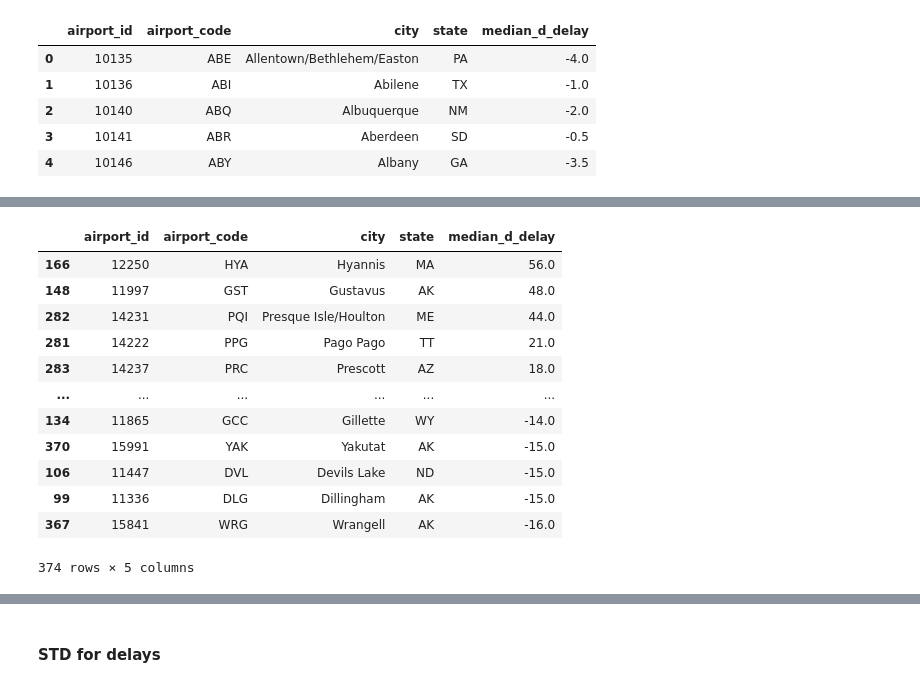
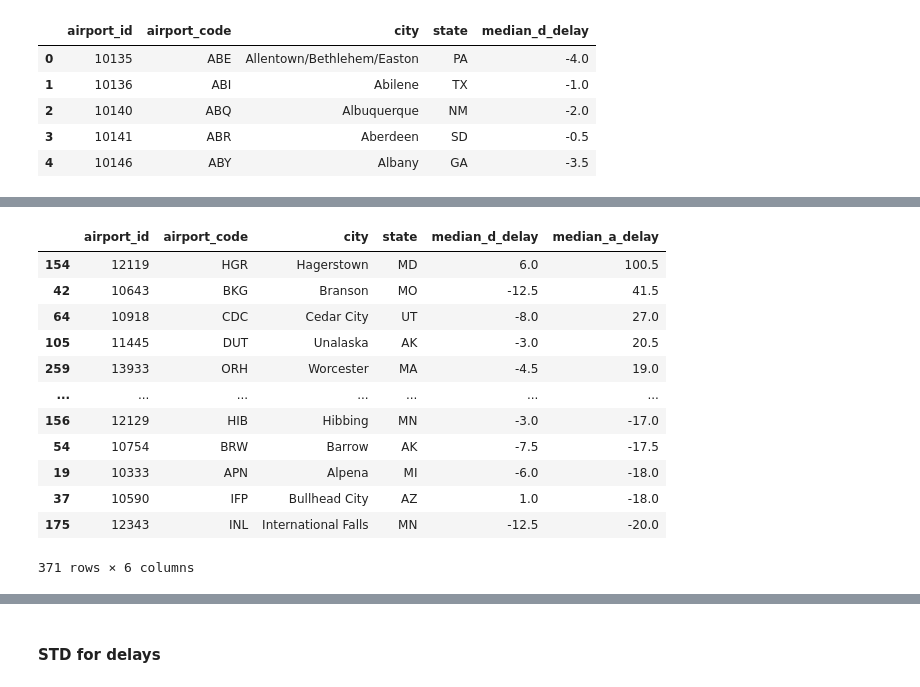
Before and after one commit to The-Powder-of-Data/Flight_Predictions, a Jupyter notebook: scrap_files/Joe/exploratory_analysis.ipynb, the cells around one changed output, grey strips where cells are left out. Cells and saved outputs as stored; diff of their text form; code cells hidden in the pictures.

```diff
--- a/scrap_files/Joe/exploratory_analysis.ipynb
+++ b/scrap_files/Joe/exploratory_analysis.ipynb
@@ -550,3 +550,8 @@ airports.head()
 | 2 | 10140 | ABQ | Albuquerque | NM | -2.0 |
 | 3 | 10141 | ABR | Aberdeen | SD | -0.5 |
 | 4 | 10146 | ABY | Albany | GA | -3.5 |
+# %%
+airports_temp = pd.DataFrame(df2.groupby('dest_airport_id').agg('median')['arr_delay'])
+airports_temp.reset_index(inplace=True)
+airports_temp.rename(columns={'dest_airport_id':'airport_id'}, inplace=True)
+airports_temp.head()
@@ -552,0 +565,4 @@ airports.head()
+# %%
+airports = airports.merge(airports_temp, on='airport_id')
+airports.rename(columns={'arr_delay':'median_a_delay'}, inplace=True)
+airports.head()
@@ -553,17 +576,17 @@ airports.head()
 # %%
-airports.sort_values(by='median_d_delay', ascending=False)
+airports.sort_values(by='median_a_delay', ascending=False)
 #just checking this oput
 # %% [output]
-|  | airport_id | airport_code | city | state | median_d_delay |
-| 166 | 12250 | HYA | Hyannis | MA | 56.0 |
-| 148 | 11997 | GST | Gustavus | AK | 48.0 |
-| 282 | 14231 | PQI | Presque Isle/Houlton | ME | 44.0 |
-| 281 | 14222 | PPG | Pago Pago | TT | 21.0 |
-| 283 | 14237 | PRC | Prescott | AZ | 18.0 |
-| ... | ... | ... | ... | ... | ... |
-| 134 | 11865 | GCC | Gillette | WY | -14.0 |
-| 370 | 15991 | YAK | Yakutat | AK | -15.0 |
-| 106 | 11447 | DVL | Devils Lake | ND | -15.0 |
-| 99 | 11336 | DLG | Dillingham | AK | -15.0 |
-| 367 | 15841 | WRG | Wrangell | AK | -16.0 |
+|  | airport_id | airport_code | city | state | median_d_delay | median_a_delay |
+| 154 | 12119 | HGR | Hagerstown | MD | 6.0 | 100.5 |
+| 42 | 10643 | BKG | Branson | MO | -12.5 | 41.5 |
+| 64 | 10918 | CDC | Cedar City | UT | -8.0 | 27.0 |
+| 105 | 11445 | DUT | Unalaska | AK | -3.0 | 20.5 |
+| 259 | 13933 | ORH | Worcester | MA | -4.5 | 19.0 |
+| ... | ... | ... | ... | ... | ... | ... |
+| 156 | 12129 | HIB | Hibbing | MN | -3.0 | -17.0 |
+| 54 | 10754 | BRW | Barrow | AK | -7.5 | -17.5 |
+| 19 | 10333 | APN | Alpena | MI | -6.0 | -18.0 |
+| 37 | 10590 | IFP | Bullhead City | AZ | 1.0 | -18.0 |
+| 175 | 12343 | INL | International Falls | MN | -12.5 | -20.0 |
-374 rows × 5 columns
+371 rows × 6 columns
```
Also changed, not shown: parts of 17 cells of this notebook, 2 other files.
